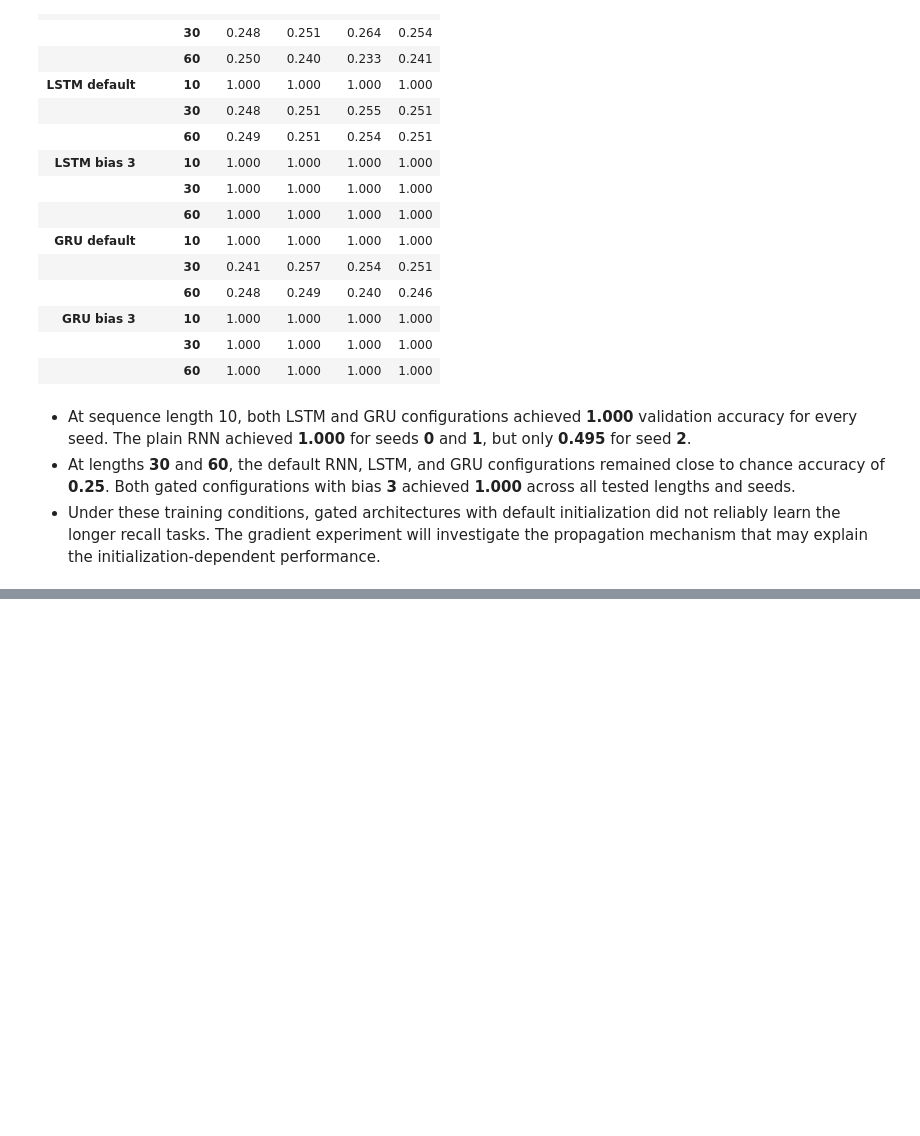
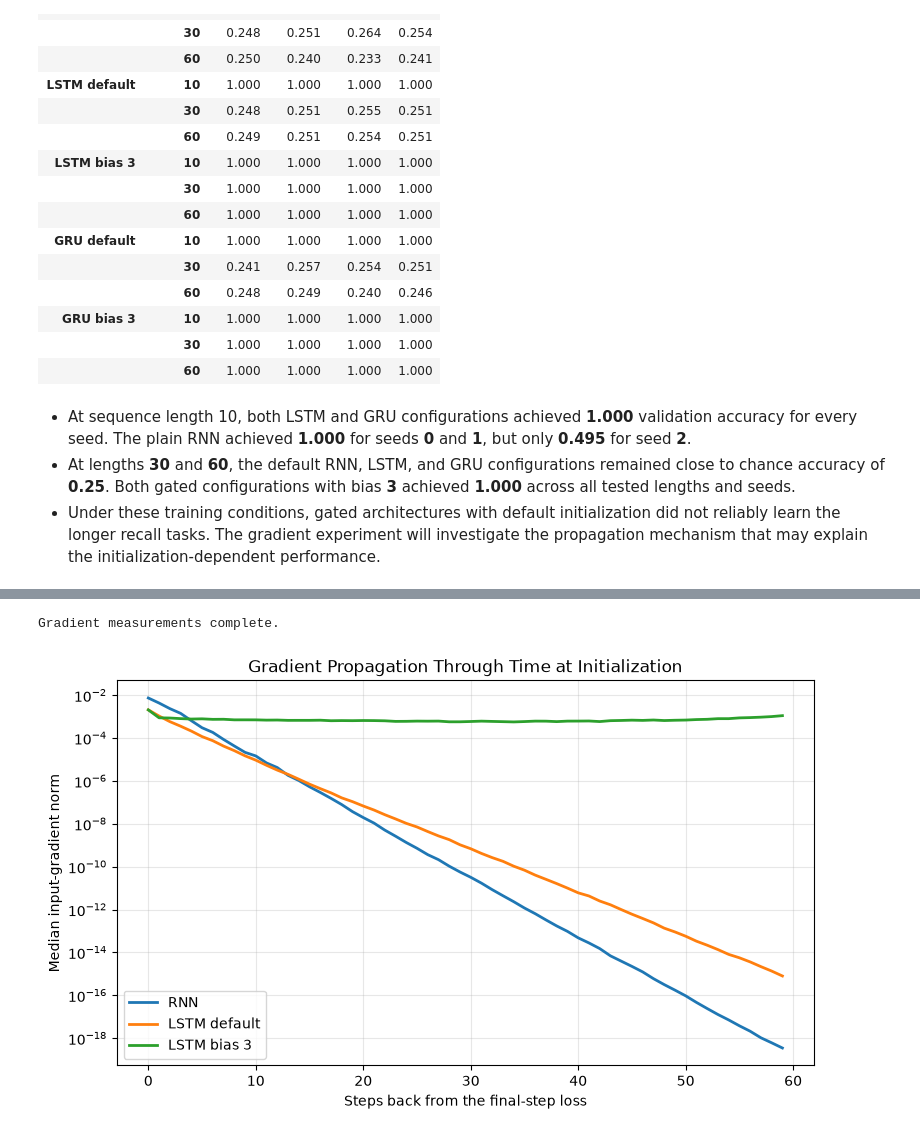
Before and after one commit to dancmartin11/aigc-5500-lab-04-what-recurrence-can-and-cannot-remember, a Jupyter notebook: daniel_alejandro_castillo_martin_LAB4.ipynb, the cells around one changed output, grey strips where cells are left out. Drawn from its saved outputs; the diff is of its cells as text; code cells hidden in the pictures; blank space fills up the shorter version.

Commit message:
2026-10-15 - Measure temporal gradients and record clipping prediction.

```diff
--- a/daniel_alejandro_castillo_martin_LAB4.ipynb
+++ b/daniel_alejandro_castillo_martin_LAB4.ipynb
@@ -235,0 +285,55 @@ benchmark_table.style.format('{:.3f}')
+# %%
+GRADIENT_SEEDS = [0, 1, 2, 3, 4]
+
+GRADIENT_CONFIGS = [
+    ('RNN', 'rnn', None),
+    ('LSTM default', 'lstm', None),
+    ('LSTM bias 3', 'lstm', 3.0)
+    ]
+
+gradient_rows = []
+gradient_curves = {}
+
+for name, kind, gate_bias in GRADIENT_CONFIGS:
+    seed_curves = []
+
+    for seed in GRADIENT_SEEDS:
+        norms = measure_input_gradients(kind, seed, gate_bias)
+        seed_curves.append(norms)
+
+        for steps_back, norm in enumerate(norms):
+            gradient_rows.append({
+                'configuration': name,
+                'seed': seed,
+                'steps_back': steps_back,
+                'gradient_norm': norm,
+                })
+
+    gradient_curves[name] = np.median(np.stack(seed_curves), axis = 0)
+
+gradient_runs_df = pd.DataFrame(gradient_rows)
+gradient_runs_df.to_csv(RESULTS_DIR / 'gradient_runs.csv',index = False)
+gradient_medians_df = pd.DataFrame(gradient_curves, index = pd.Index(range(60), name = 'steps_back'))
+gradient_medians_df.to_csv(RESULTS_DIR / 'gradient_medians.csv')
+
+print('Gradient measurements complete.')
+# %% [output]
+Gradient measurements complete.
+# %%
+# Plot the curves
+fig, ax = plt.subplots(figsize=(9, 5))
+
+for name, curve in gradient_curves.items():
+    ax.semilogy(np.arange(60), np.ma.masked_less_equal(curve, 0), label = name, linewidth = 2)
+
+ax.set_xlabel('Steps back from the final-step loss')
+ax.set_ylabel('Median input-gradient norm')
+ax.set_title('Gradient Propagation Through Time at Initialization')
+ax.grid(True, which = 'both', alpha = 0.3)
+ax.legend()
+
+fig.savefig(FIGURES_DIR / 'gradient_through_time.png', dpi = 200, bbox_inches = 'tight')
+
+plt.show()
+# %% [output]
+[figure, added]
```
Also changed, not shown: parts of 5 cells of this notebook, 5 other files.
